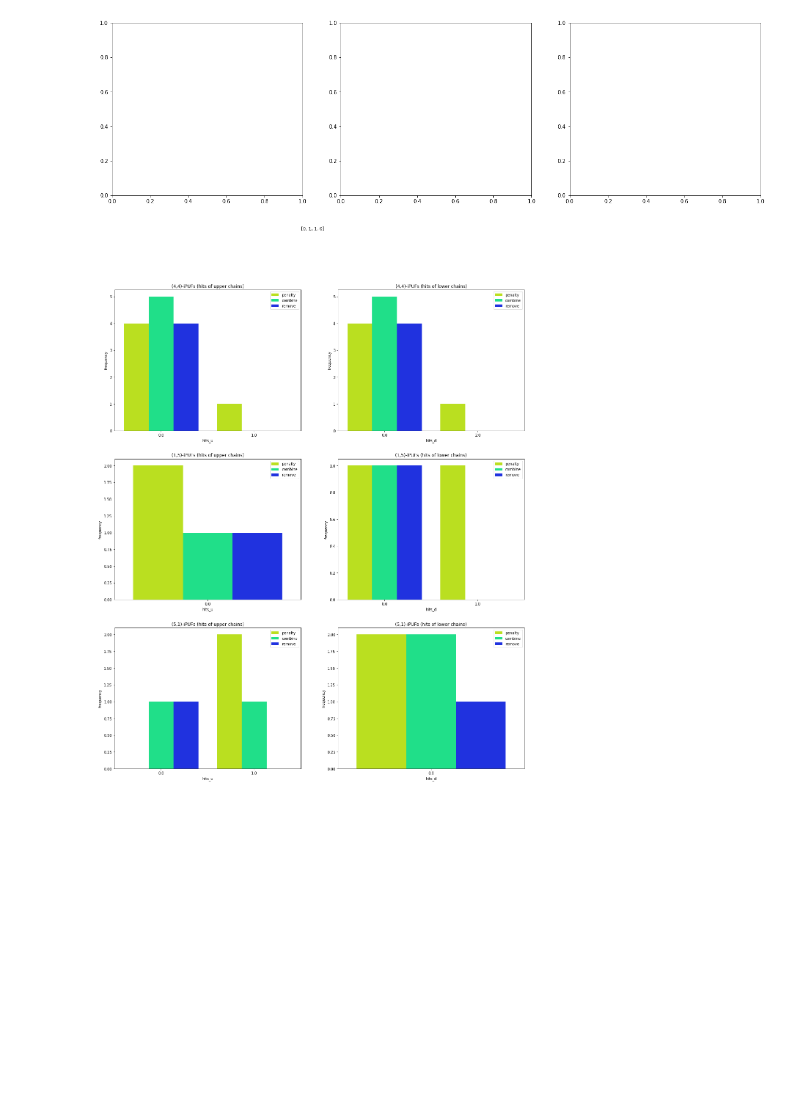
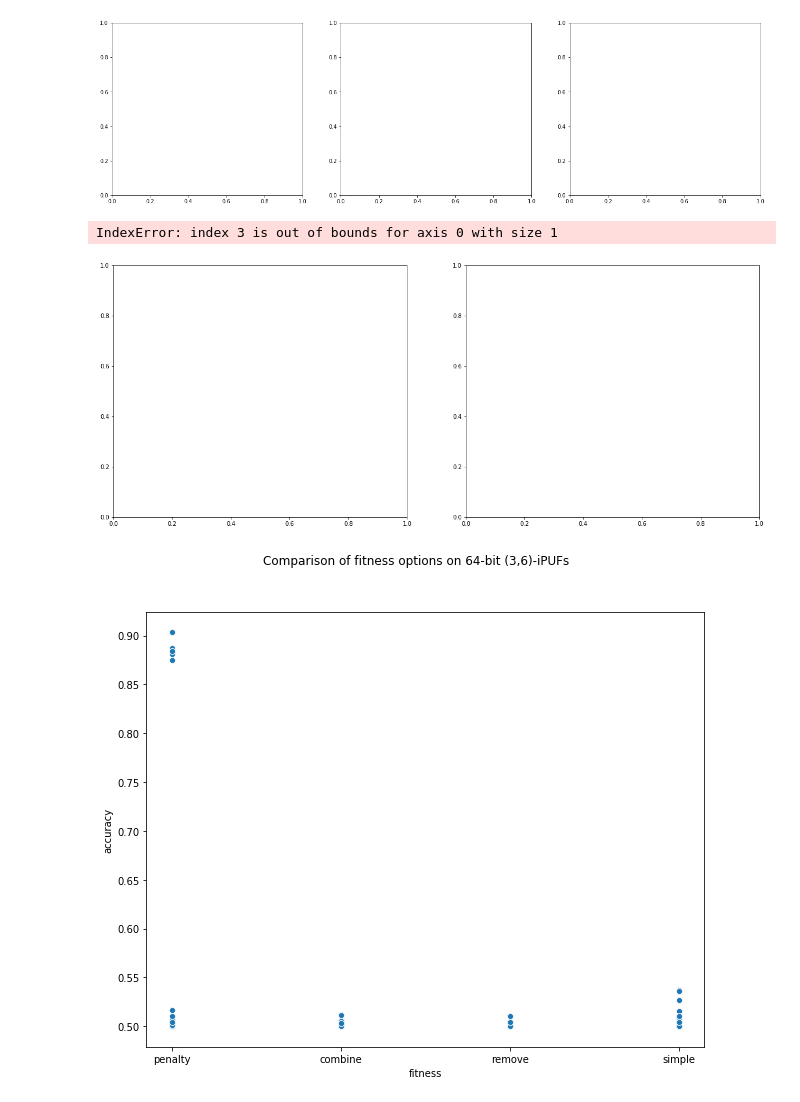
Before and after one commit to nils-wisiol/pypuf, a Jupyter notebook: visualize_custom_layer_attack_statistics.ipynb, the cells around one changed output. Cells and saved outputs as stored; diff of their text form; code cells hidden in the pictures; blank space fills up the shorter version.

```diff
--- a/visualize_custom_layer_attack_statistics.ipynb
+++ b/visualize_custom_layer_attack_statistics.ipynb
@@ -214,7 +214,7 @@ savefig(fname='figures/rel-based_attack_on_ipuf_layer_chains_measures.pdf', dpi=
 NameError: name 'data' is not defined
 [figure]
 # %%
-df = read_csv('~/workspace/work/pypuf/results/ipuf.custom_exhaustive_attack_einstein.csv')
+df = read_csv('~/workspace/work/pypuf/results/ipuf.custom_exhaustive_attack_einstein_fitness.csv')
 
 # errors: layer, chains_up, chains_down
 ks_down = unique(df['k_down'])
@@ -223,7 +223,7 @@ heuristics = unique(df['heuristic'])
 fitnesses = unique(df['fitness'])
 
 max_n_chains = 10
-max_freq = 11
+max_freq = 20
 nrows = len(ks_down)
 ncols = len(layers)
 fig, axes = subplots(nrows=nrows, ncols=ncols, figsize=(10 * ncols, 8 * nrows))
@@ -249,31 +249,50 @@ for i in range(nrows):
             # ax.set_yticks([int(j) for j in range(max_freq)])
             ax.set_ylabel('frequency')
             handles, labels = ax.get_legend_handles_labels()
             # labels = [f'{int(l / 1000000)} M' if l / 1000000 > 1 else f'{int(l / 1000)} k' for l in [float(l) for l in labels]]
             # xs, ys, ls = [], [], []
             # for j in range(len(Ns)):
             #     numbers = data[data['N'] == Ns[j]]['n_chains']
             #     avg = sum(numbers) / len(numbers) if len(numbers) > 0 else 0
             #     xs += [0, max_n_chains - 1]
             #     ys += [avg] * 2
             #     ls += [f'{labels[j]} - mean {str(round(avg, 2))}'] * 2
             # lineplot(x=xs, y=ys, hue=ls, ax=ax, palette=colors)
             for line in ax.lines:
                 line.set_linestyle("--")
             ax.legend(
                 # handles=[h for j, h in enumerate(handles) if j < len(Ns)],
                 # labels=[l for j, l in enumerate(ls) if j % 2 == 0],
                 loc='upper right',
             )
             ax.set_title(f'({int(unique(data["k_up"])[0])},{int(ks_down[i])})-iPUFs (hits of {layers[j]} chains)')
             # ax.set_ylim(-1, 10)
             # ax.set_xlim(-1, int(unique(data['k_up' if layers[j] == 'upper' else 'k_down'])[0]))
 
 # fig.suptitle('Overview of learning results of a reliability-based attack on different (1,y)-iPUFs. The experiments\n'
 #              'were stopped when the upper layer was successfully learned. The only heuristic used is [1,0,1,1]:\n'
 #              'A challenge c is added to the training set as unreliable if c is reliable and its swapped analog c\'\n'
 #              'is unreliable, whereas c is added as reliable if c and c\' are reliable.')
 fig.suptitle(f'{heuristic}')
 savefig(fname=f'figures/exhaustive_attack_{h}.pdf', dpi=300)
 # %% [output]
+IndexError: index 3 is out of bounds for axis 0 with size 1
-[figure, old version]
+[figure, new version]
+# %%
+df = read_csv('~/workspace/work/pypuf/results/ipuf.custom_exhaustive_attack_einstein_fitness.csv')
+
+nrows = 1   # len(ks_down)
+ncols = 1   # len(layers)
+fig, axes = subplots(nrows=nrows, ncols=ncols, figsize=(10 * ncols, 8 * nrows))
+colors = color_palette('gist_rainbow', n_colors=len(fitnesses), desat=1.0)
+scatterplot(
+    data=df,
+    x='fitness',
+    y='accuracy',
+    palette=colors,
+    ax=axes,
+)
+fig.suptitle('Comparison of fitness options on 64-bit (3,6)-iPUFs')
+savefig(fname='figures/exhaustive_attack_fitnesses.pdf', dpi=300)
+# %% [output]
+[figure, added]
```
Also changed, not shown: 2 other files.
